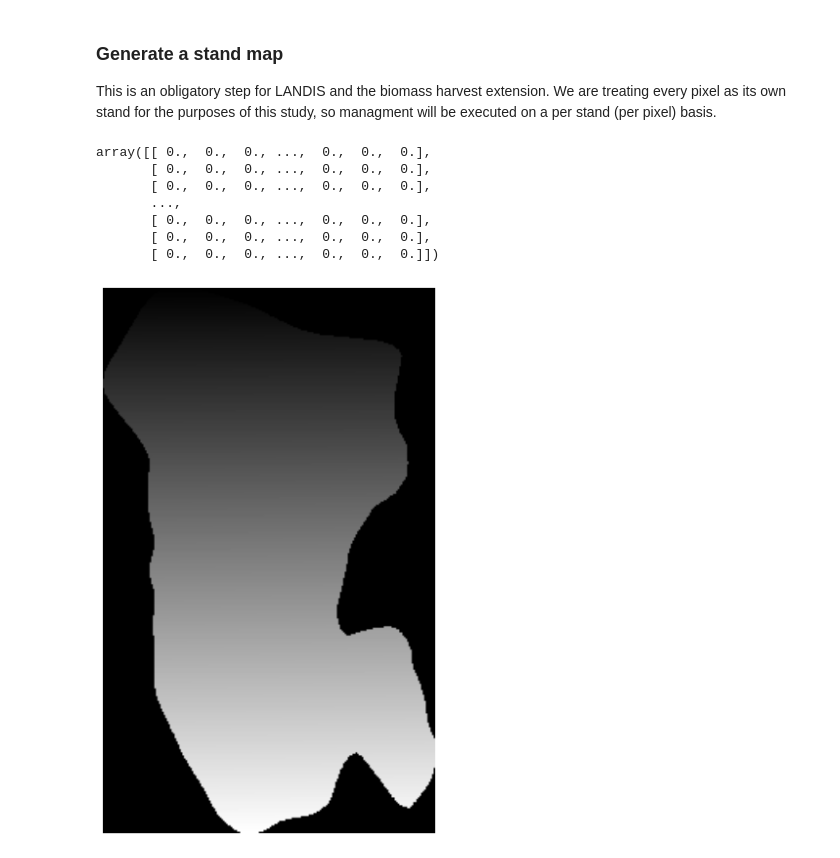
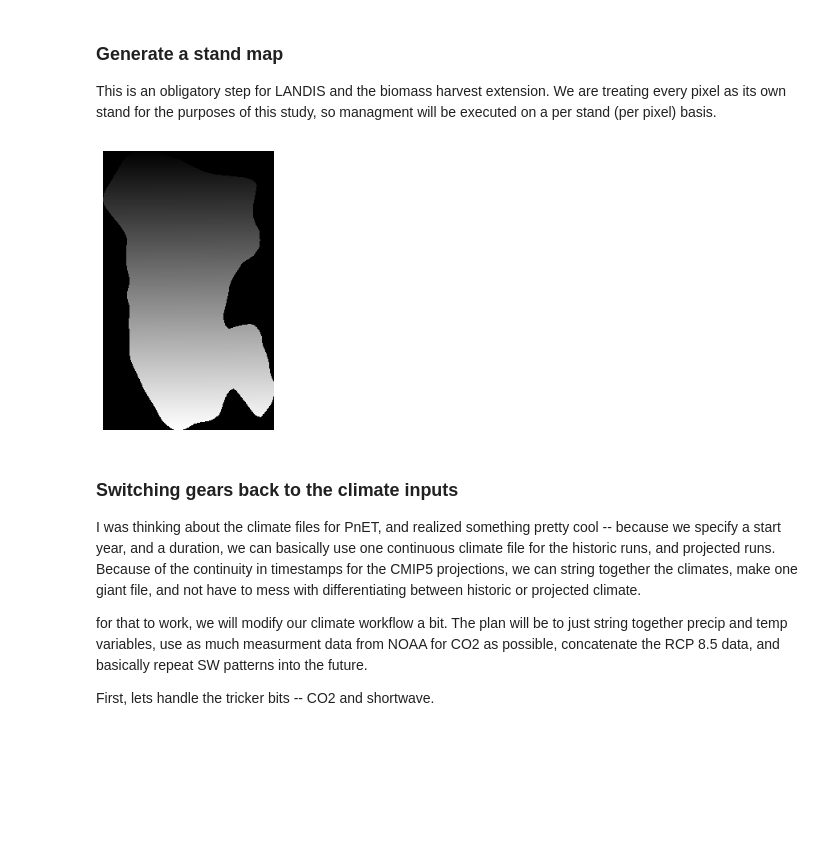
Before and after one commit to djkrofch/SantaFe_Fireshed, a Jupyter notebook: SF_Fireshed_Prep.ipynb, the cells around one changed output. Saved outputs shown, nothing was run; the diff lists cells and outputs as text; code cells hidden in the pictures; blank space fills up the shorter version.

```diff
--- a/SF_Fireshed_Prep.ipynb
+++ b/SF_Fireshed_Prep.ipynb
@@ -889,15 +889,14 @@ This is an obligatory step for LANDIS and the biomass harvest extension. We are
 # %%
 genStandMap(rasters, 'SFF_Management_OPT.tif', 'SFF_Standmap.tif')
 SFF_Stands = importRaster(rasters + 'SFF_Standmap.tif')
-f, (ax1) = plt.subplots(1,1, figsize = (10,10))
+f, (ax1) = plt.subplots(1,1, figsize = (5,5))
 plotRaster(SFF_Stands, ax = ax1, cmap = 'gray')
-SFF_Stands
 # %% [output]
-array([[ 0.,  0.,  0., ...,  0.,  0.,  0.],
-       [ 0.,  0.,  0., ...,  0.,  0.,  0.],
-       [ 0.,  0.,  0., ...,  0.,  0.,  0.],
-       ...,
-       [ 0.,  0.,  0., ...,  0.,  0.,  0.],
-       [ 0.,  0.,  0., ...,  0.,  0.,  0.],
-       [ 0.,  0.,  0., ...,  0.,  0.,  0.]])
-[figure, old version]
+[figure, new version]
+# %% [markdown]
+### Switching gears back to the climate inputs
+I was thinking about the climate files for PnET, and realized something pretty cool -- because we specify a start year, and a duration, we can basically use one continuous climate file for the historic runs, and projected runs. Because of the continuity in timestamps for the CMIP5 projections, we can string together the climates, make one giant file, and not have to mess with differentiating between historic or projected climate.
+
+for that to work, we will modify our climate workflow a bit. The plan will be to just string together precip and temp variables, use as much measurment data from NOAA for CO2 as possible, concatenate the RCP 8.5 data, and basically repeat SW patterns into the future.
+
+First, lets handle the tricker bits -- CO2 and shortwave.
```
Also changed, not shown: parts of 4 cells of this notebook.
